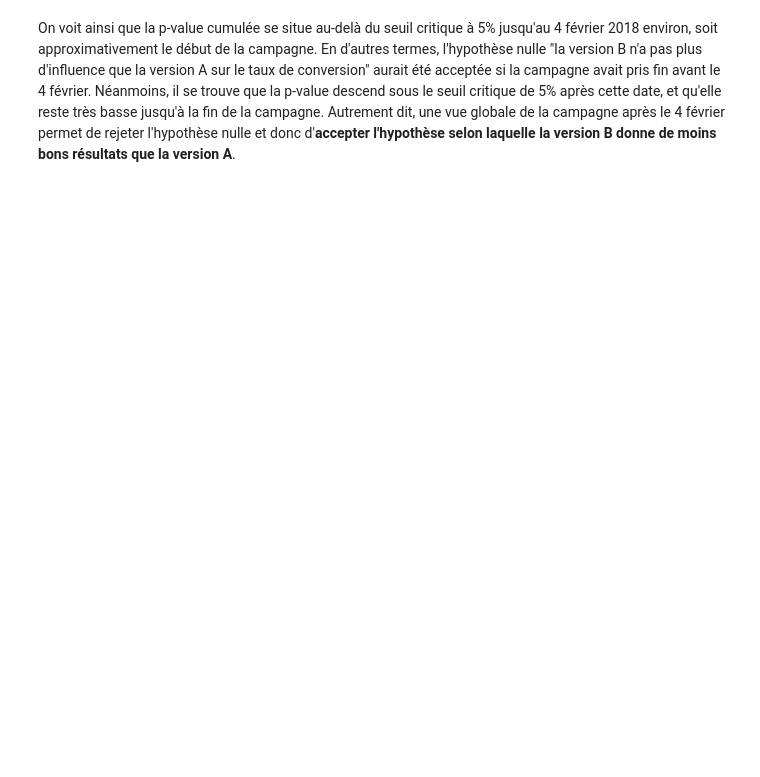
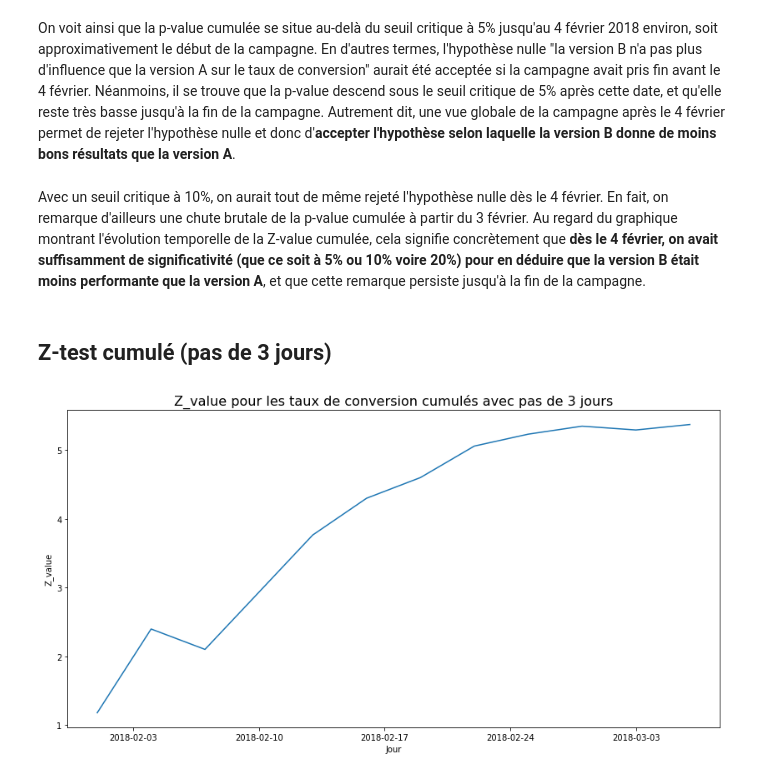
Before and after one commit to mariondechallens/1000mercis, a Jupyter notebook: Analyses/annonceur2_campaign1_page_visite_produit.ipynb, the cells around one changed output. Cells and saved outputs as stored; diff of their text form; code cells hidden in the pictures; blank space fills up the shorter version.

```diff
--- a/Analyses/annonceur2_campaign1_page_visite_produit.ipynb
+++ b/Analyses/annonceur2_campaign1_page_visite_produit.ipynb
@@ -186,2 +186,36 @@ plt.show()
 # %% [markdown]
 On voit ainsi que la p-value cumulée se situe au-delà du seuil critique à 5% jusqu'au 4 février 2018 environ, soit approximativement le début de la campagne. En d'autres termes, l'hypothèse nulle "la version B n'a pas plus d'influence que la version A sur le taux de conversion" aurait été acceptée si la campagne avait pris fin avant le 4 février. Néanmoins, il se trouve que la p-value descend sous le seuil critique de 5% après cette date, et qu'elle reste très basse jusqu'à la fin de la campagne. Autrement dit, une vue globale de la campagne après le 4 février permet de rejeter l'hypothèse nulle et donc d'**accepter l'hypothèse selon laquelle la version B donne de moins bons résultats que la version A**.
+# %% [markdown]
+Avec un seuil critique à 10%, on aurait tout de même rejeté l'hypothèse nulle dès le 4 février. En fait, on remarque d'ailleurs une chute brutale de la p-value cumulée à partir du 3 février. Au regard du graphique montrant l'évolution temporelle de la Z-value cumulée, cela signifie concrètement que **dès le 4 février, on avait suffisamment de significativité (que ce soit à 5% ou 10% voire 20%) pour en déduire que la version B était moins performante que la version A**, et que cette remarque persiste jusqu'à la fin de la campagne.
+# %% [markdown]
+## Z-test cumulé (pas de 3 jours)
+# %%
+def cumulated_dataset_freq(dataset, frequency):  # dataset cumulé avec un pas de frequency jours
+    cumulated_dataset = dataset.resample(frequency).sum().cumsum()
+    cumulated_dataset['conv_rate'] = cumulated_dataset['n_convs'] / cumulated_dataset['total_impressions']
+    return cumulated_dataset
+
+frequency = '3D'
+
+cumulated_datasetA = cumulated_dataset_freq(datasetA, frequency)
+cumulated_datasetB = cumulated_dataset_freq(datasetB, frequency)
+
+Z_value = []
+p_value = []
+
+for date in cumulated_datasetA.index:
+    pA = cumulated_datasetA.loc[date]['conv_rate']
+    nA = cumulated_datasetA.loc[date]['total_impressions']
+    pB = cumulated_datasetB.loc[date]['conv_rate']
+    nB = cumulated_datasetB.loc[date]['total_impressions']
+    Z_value.append((pA-pB)/np.sqrt(pA*(1-pA)/nA + pB*(1-pB)/nB))
+    p_value.append(1 - norm.cdf(abs(Z_value[-1])) + norm.cdf(-abs(Z_value[-1])))
+
+plt.rcParams["figure.figsize"] = (14,7)
+plt.plot(cumulated_datasetA.index, Z_value)
+plt.xlabel('Jour')
+plt.ylabel('Z_value')
+plt.title(f'Z_value pour les taux de conversion cumulés avec pas de {frequency[0]} jours', fontsize=16)
+plt.show()
+# %% [output]
+[figure, added]
```
Also changed, not shown: parts of 9 cells of this notebook, 1 other file.
